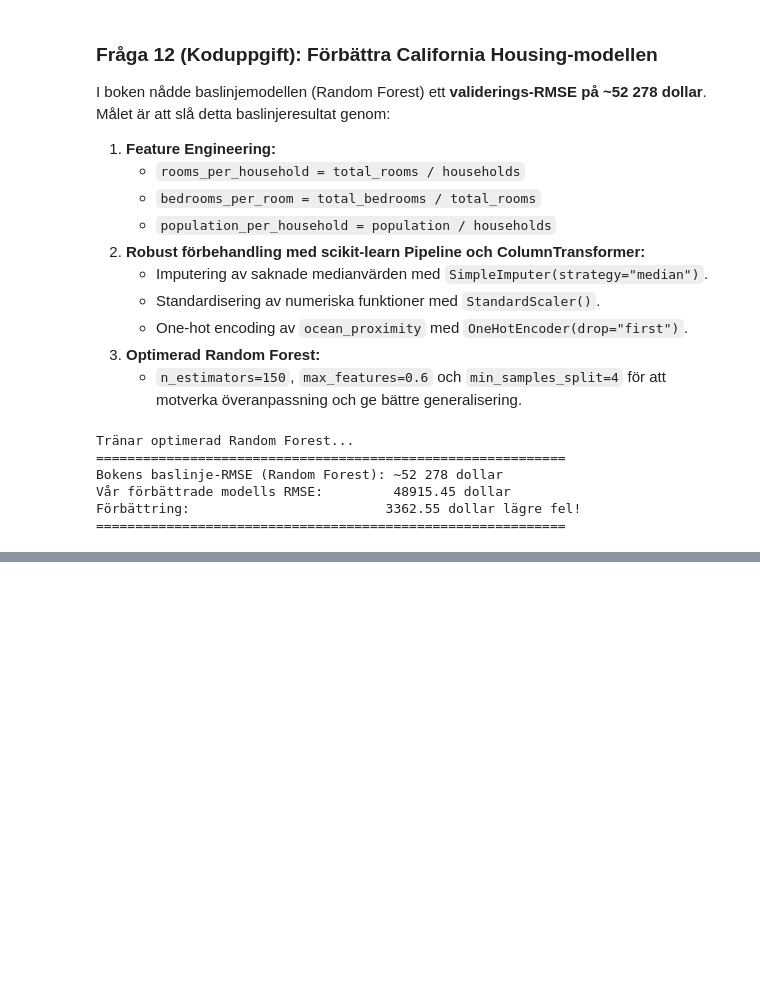
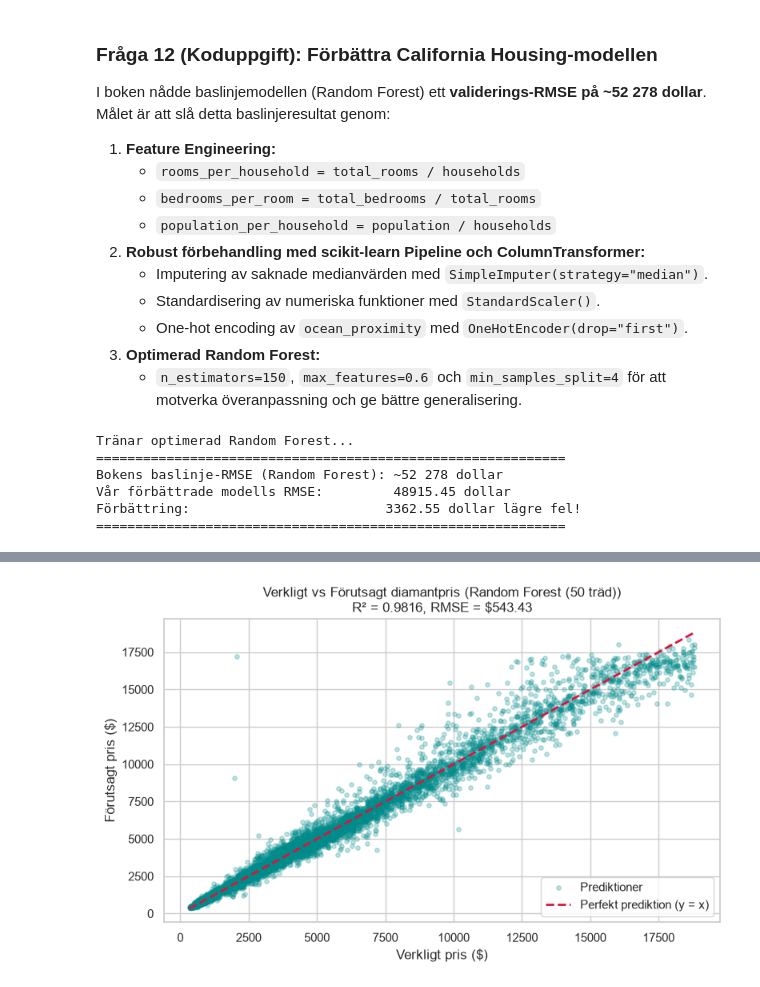
Before and after one commit to OskarUNLEASHED/-vningsuppgifter, a Jupyter notebook: Kunskapskontroll_1.ipynb, the cells around one changed output, grey strips where cells are left out. Cells and saved outputs as stored; diff of their text form; code cells hidden in the pictures; blank space fills up the shorter version.

```diff
--- a/Kunskapskontroll_1.ipynb
+++ b/Kunskapskontroll_1.ipynb
@@ -558,0 +804,98 @@ Förbättring:                         3362.55 dollar lägre fel!
+# %%
+# Fråga 16: Komplett ML-flöde för diamantpriser
+from sklearn.model_selection import train_test_split
+from sklearn.preprocessing import OrdinalEncoder, StandardScaler
+from sklearn.compose import ColumnTransformer
+from sklearn.pipeline import Pipeline
+from sklearn.linear_model import LinearRegression
+from sklearn.tree import DecisionTreeRegressor
+from sklearn.ensemble import RandomForestRegressor
+from sklearn.metrics import root_mean_squared_error, mean_absolute_error, r2_score
+
+# 1. Läs in datan
+df_diamonds = pd.read_csv("data/diamonds.csv")
+if "Unnamed: 0" in df_diamonds.columns:
+    df_diamonds = df_diamonds.drop(columns=["Unnamed: 0"])
+
+# 2. Datatvätt och Feature Engineering
+# Filtrera bort ogiltiga rader där mått är 0 mm
+df_diamonds = df_diamonds[(df_diamonds["x"] > 0) & (df_diamonds["y"] > 0) & (df_diamonds["z"] > 0)]
+# Skapa volym
+df_diamonds["volume"] = df_diamonds["x"] * df_diamonds["y"] * df_diamonds["z"]
+
+print(f"Datasetets storlek efter rensning: {df_diamonds.shape[0]:,} rader och {df_diamonds.shape[1]} kolumner")
+
+# 3. Dela i X och y
+X_dia = df_diamonds.drop(columns=["price"])
+y_dia = df_diamonds["price"]
+
+# 4. Train/Test-split (80/20)
+X_train_d, X_test_d, y_train_d, y_test_d = train_test_split(
+    X_dia, y_dia, test_size=0.20, random_state=42
+)
+
+# 5. Definiera kategorisk ordning för OrdinalEncoder
+cut_categories = ['Fair', 'Good', 'Very Good', 'Premium', 'Ideal']
+color_categories = ['J', 'I', 'H', 'G', 'F', 'E', 'D']  # D är bäst, J är sämst
+clarity_categories = ['I1', 'SI2', 'SI1', 'VS2', 'VS1', 'VVS2', 'VVS1', 'IF']  # IF är bäst
+
+cat_cols = ['cut', 'color', 'clarity']
+num_cols = [c for c in X_dia.columns if c not in cat_cols]
+
+# Bygg samlad transformer
+preprocessor = ColumnTransformer([
+    ('cat', OrdinalEncoder(categories=[cut_categories, color_categories, clarity_categories]), cat_cols),
+    ('num', StandardScaler(), num_cols)
+])
+
+# 6. Definiera modellkandidater
+models = {
+    "Linjär Regression": LinearRegression(),
+    "Beslutsträd (max_depth=12)": DecisionTreeRegressor(max_depth=12, random_state=42),
+    "Random Forest (50 träd)": RandomForestRegressor(n_estimators=50, max_depth=15, n_jobs=-1, random_state=42)
+}
+
+# 7. Träna och utvärdera på testsetet
+results = []
+trained_pipelines = {}
+
+print("\nTränar och utvärderar modeller...")
+for name, model in models.items():
+    pipe = Pipeline([
+        ('prep', preprocessor),
+        ('model', model)
+    ])
+    pipe.fit(X_train_d, y_train_d)
+    preds = pipe.predict(X_test_d)
+
+    rmse = root_mean_squared_error(y_test_d, preds)
+    mae = mean_absolute_error(y_test_d, preds)
+    r2 = r2_score(y_test_d, preds)
+
+    trained_pipelines[name] = pipe
+    results.append({
+        "Modell": name,
+        "Test-RMSE ($)": round(rmse, 2),
+        "Test-MAE ($)": round(mae, 2),
+        "Test-R²": round(r2, 4)
+    })
+
+# Visa resultattabell
+df_results = pd.DataFrame(results)
+display(df_results)
+
+# 8. Visualisera bästa modellens prediktioner mot verkligheten
+best_model_name = "Random Forest (50 träd)"
+best_preds = trained_pipelines[best_model_name].predict(X_test_d)
+
+plt.figure(figsize=(8, 5))
+plt.scatter(y_test_d, best_preds, alpha=0.25, color="darkcyan", s=15, label="Prediktioner")
+plt.plot([y_test_d.min(), y_test_d.max()], [y_test_d.min(), y_test_d.max()],
+         color="crimson", linestyle="--", linewidth=2, label="Perfekt prediktion (y = x)")
+plt.title(f"Verkligt vs Förutsagt diamantpris ({best_model_name})\nR² = {df_results.loc[2, 'Test-R²']:.4f}, RMSE = ${df_results.loc[2, 'Test-RMSE ($)']:.2f}", fontsize=12)
+plt.xlabel("Verkligt pris ($)")
+plt.ylabel("Förutsagt pris ($)")
+plt.legend()
+plt.tight_layout()
+plt.show()
+# %% [output]
@@ -558,0 +909 @@ Förbättring:                         3362.55 dollar lägre fel!
+[figure, added]
```
Also changed, not shown: parts of 44 cells of this notebook, 1 other file.
